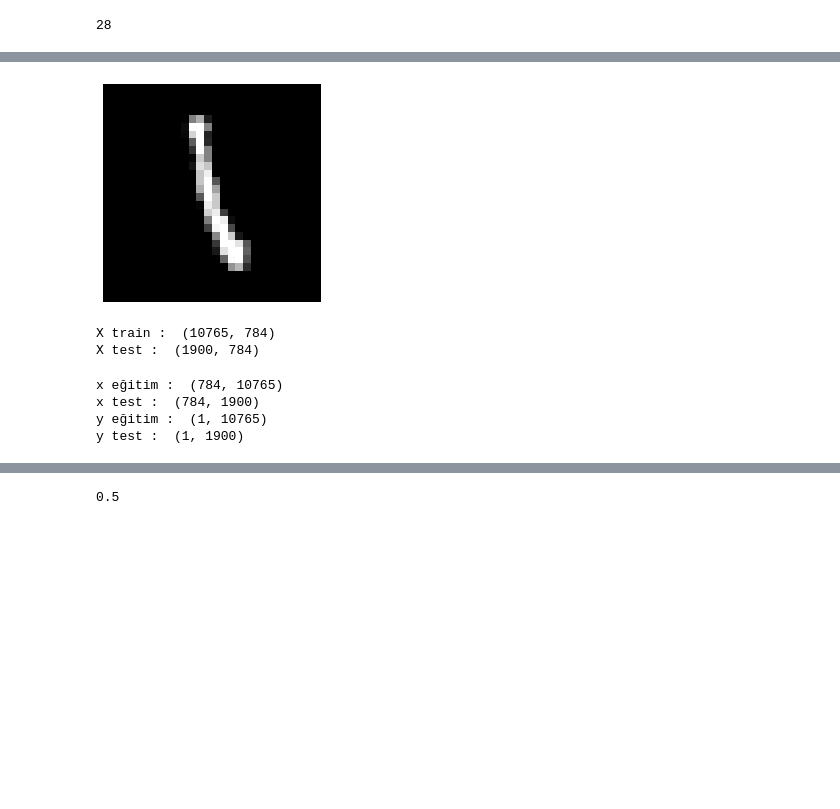
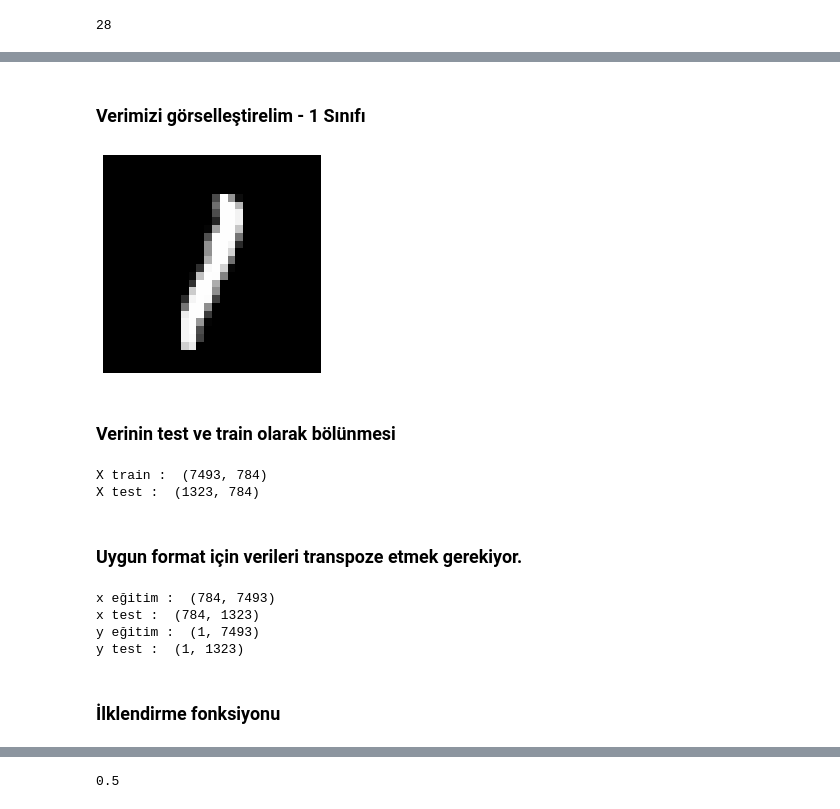
Before and after one commit to VedatBiner/BTK-VeriMaratonu, a Jupyter notebook: YapaySinirAglari.ipynb, the cells around one changed output, grey strips where cells are left out. Cells and saved outputs as stored; diff of their text form; code cells hidden in the pictures; blank space fills up the shorter version.

```diff
--- a/YapaySinirAglari.ipynb
+++ b/YapaySinirAglari.ipynb
@@ -16,6 +20,6 @@ from sklearn.model_selection import train_test_split
 # %%
 # Veriyi içeri alalım
-veri = pd.read_csv("C:\DATA\Datasets\mnist_train.csv")
+veri = pd.read_csv("/DATA/datasets/egitim.csv")
 # 28x28 pixel 785 sütunlu bir veri
 print("Veri boyutu : ", veri.shape) # 28x28 pixel ve düzleştirilmiş ve 784 sütun
 veri.head()
@@ -71,20 +83,26 @@ plt.show()
+# %% [markdown]
+### Verimizi görselleştirelim - 1 Sınıfı
 # %%
 # Görsel - 1 sınıfı
-resim2 = X_veri.iloc[8000].values
+resim2 = X_veri.iloc[6000].values # Database 'den bakılabilir.
 resim2 = resim2.reshape((resim_boyutu, resim_boyutu))
 plt.imshow(resim2, cmap = "gray")
 plt.axis("off")
 plt.show()
 # %% [output]
-[figure, old version]
+[figure, new version]
+# %% [markdown]
+### Verinin test ve train olarak bölünmesi
 # %%
 # train ve test bölünmesi
 X_train, X_test, Y_train, Y_test = train_test_split(X_veri, Y_veri, test_size = 0.15, random_state = 42)
 print("X train : ", X_train.shape)
 print("X test : ", X_test.shape)
 # %% [output]
-X train :  (10765, 784)
-X test :  (1900, 784)
+X train :  (7493, 784)
+X test :  (1323, 784)
+# %% [markdown]
+### Uygun format için verileri transpoze etmek gerekiyor.
 # %%
 # Transpoze İşlemi
 x_train = X_train.T
@@ -96,10 +114,12 @@ print("x test : ", x_test.shape)
 print("y eğitim : ", y_train.shape)
 print("y test : ", y_test.shape)
 # %% [output]
-x eğitim :  (784, 10765)
-x test :  (784, 1900)
-y eğitim :  (1, 10765)
-y test :  (1, 1900)
+x eğitim :  (784, 7493)
+x test :  (784, 1323)
+y eğitim :  (1, 7493)
+y test :  (1, 1323)
+# %% [markdown]
+### İlklendirme fonksiyonu
 # %%
 # ilklendirme işlemi
 def layerSaysiniParametreleriIlklendir(x_train, y_train):
```
Also changed, not shown: parts of 23 cells of this notebook, 1 other file.
